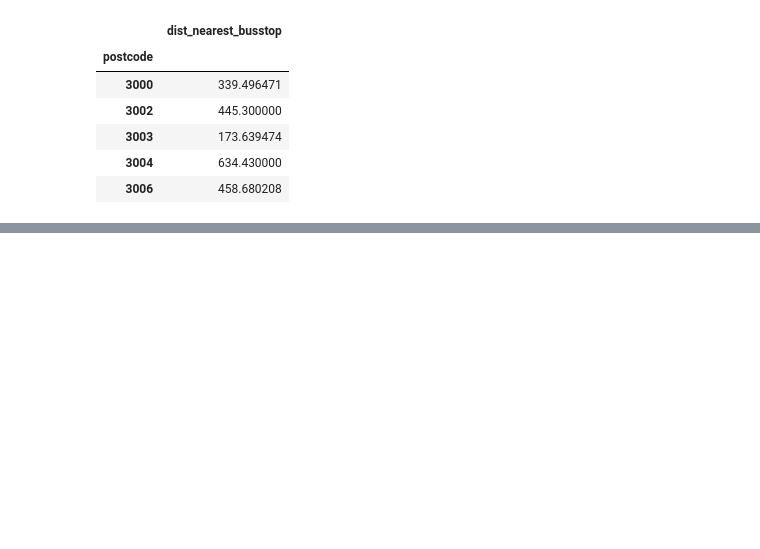
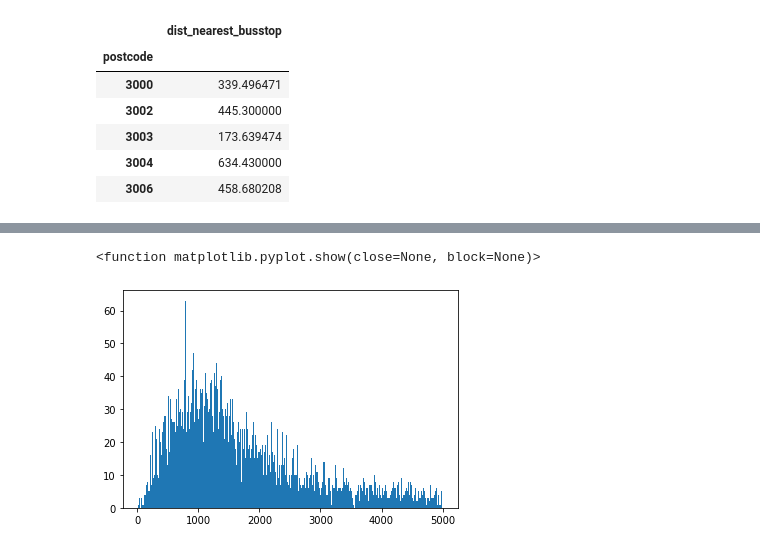
Before and after one commit to MAST30034-Applied-Data-Science/generic-real-estate-consulting-project-group-46, a Jupyter notebook: notebooks/LA.ipynb, the cells around one changed output, grey strips where cells are left out. Saved outputs shown, nothing was run; the diff lists cells and outputs as text; code cells hidden in the pictures; blank space fills up the shorter version.

```diff
--- a/notebooks/LA.ipynb
+++ b/notebooks/LA.ipynb
@@ -209,0 +249,9 @@ bus_output.head()
+# %%
+train_df_clean=train_df.drop(train_df[train_df["dist_nearest_trainstation"]>5000].index)
+bus_df_clean=bus_df.drop(bus_df[bus_df["dist_nearest_busstop"]>2000].index)
+# %%
+plt.hist(train_df_clean["dist_nearest_trainstation"],bins = 500)
+plt.show
+# %% [output]
+<function matplotlib.pyplot.show(close=None, block=None)>
+[figure, added]
```
Also changed, not shown: parts of 6 cells of this notebook, 1 other file.
